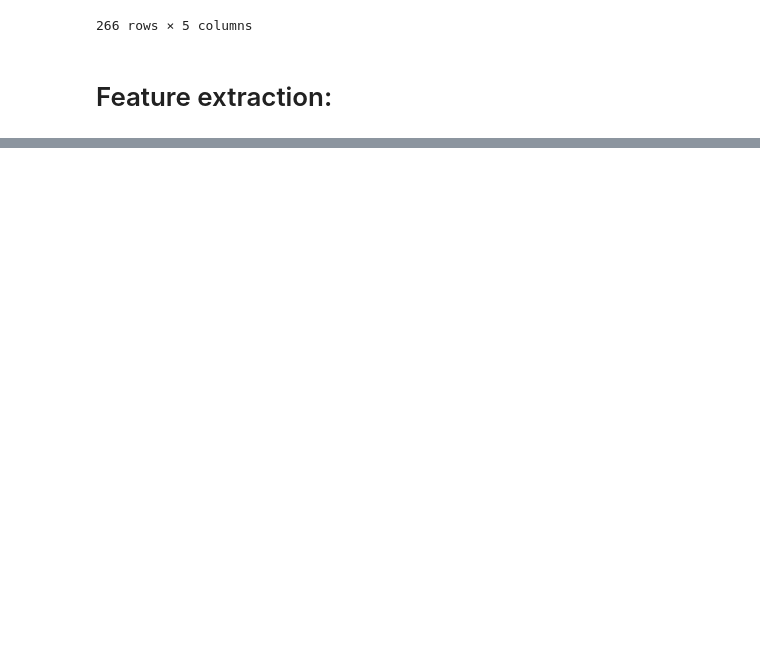
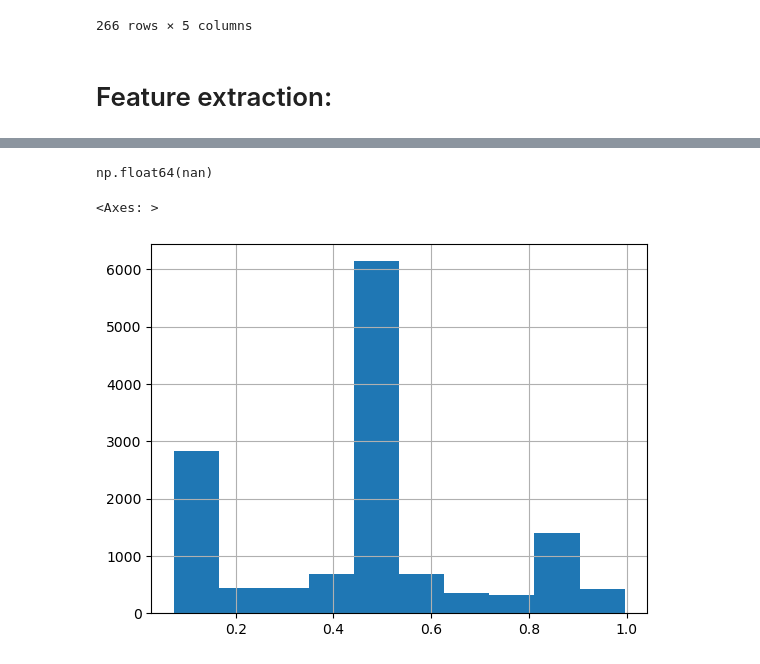
Before and after one commit to brynlm/Polymarket-5m-crypto-prediction, a Jupyter notebook: ts-regression-tests.ipynb, the cells around one changed output, grey strips where cells are left out. Saved outputs shown, nothing was run; the diff lists cells and outputs as text; code cells hidden in the pictures; blank space fills up the shorter version.

```diff
--- a/ts-regression-tests.ipynb
+++ b/ts-regression-tests.ipynb
@@ -213,0 +264,6 @@ array(['0x957963f85e7dd3409ef7fc3a91e15de110f7ea5f069bcbdb038208e7afbcc1eb',
+# %%
+# Load raw data
+raw_data = load_raw_books()
+
+# Get orderbook features (Do i need to refactor this?)
+feat = extract_features(raw_data)
@@ -213,0 +463,26 @@ array(['0x957963f85e7dd3409ef7fc3a91e15de110f7ea5f069bcbdb038208e7afbcc1eb',
+# %%
+def pit_value(series):
+    y = series['mid']
+    q10 = series[0.1]
+    q50 = series[0.5]
+    q90 = series[0.9]
+    if y <= q10:
+        return 0.1 * (y / q10)
+    elif y <= q50:
+        return 0.1 + 0.4 * (y - q10) / (q50 - q10)
+    elif y <= q90:
+        return 0.5 + 0.4 * (y - q50) / (q90 - q50)
+    else:
+        return 0.9 + 0.1 * (y - q90) / (1 - q90)
+
+result_df = pd.concat([actual, pd.DataFrame(pred_quantiles)], axis=1)
+pit_vals = result_df.apply(pit_value, axis=1)
+# %%
+result_df.iloc[0][0.1]
+# %% [output]
+np.float64(nan)
+# %%
+pit_vals.hist()
+# %% [output]
+<Axes: >
+[figure, added]
```
Also changed, not shown: parts of 32 cells of this notebook.
